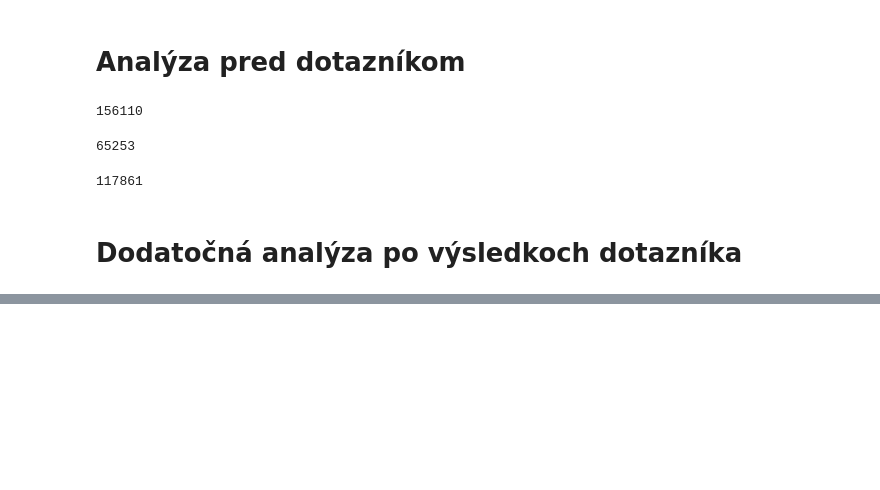
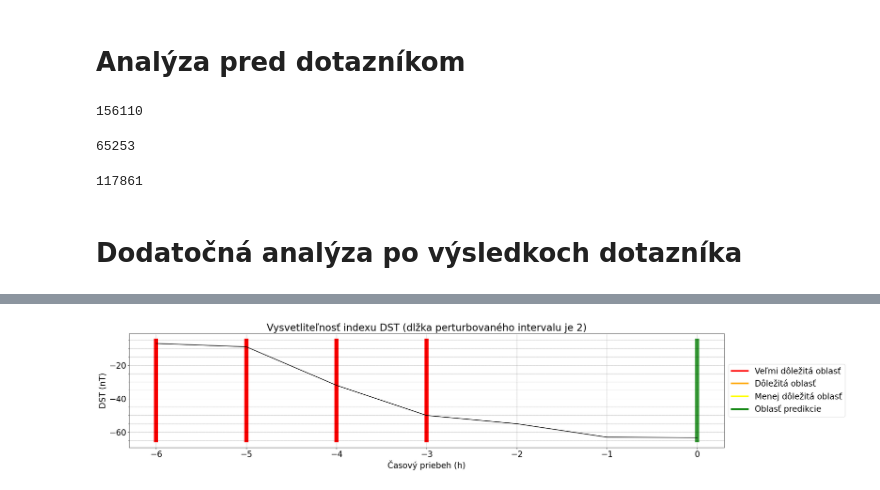
Before and after one commit to Marek929Z/BP-MarekZboray, a Jupyter notebook: 6_2_model_XAI.ipynb, the cells around one changed output, grey strips where cells are left out. Drawn from its saved outputs; the diff is of its cells as text; code cells hidden in the pictures; blank space fills up the shorter version.

```diff
--- a/6_2_model_XAI.ipynb
+++ b/6_2_model_XAI.ipynb
@@ -635,0 +667,3 @@ for i in range(0, 156109):
+# %%
+perturbation_method_with_predicted_value(sequence[list_index[0]], model, 2, np.mean(sequence[list_index[0]]))
+# %% [output]
@@ -635,0 +674 @@ for i in range(0, 156109):
+[figure, added]
```
Also changed, not shown: parts of 20 cells of this notebook.
